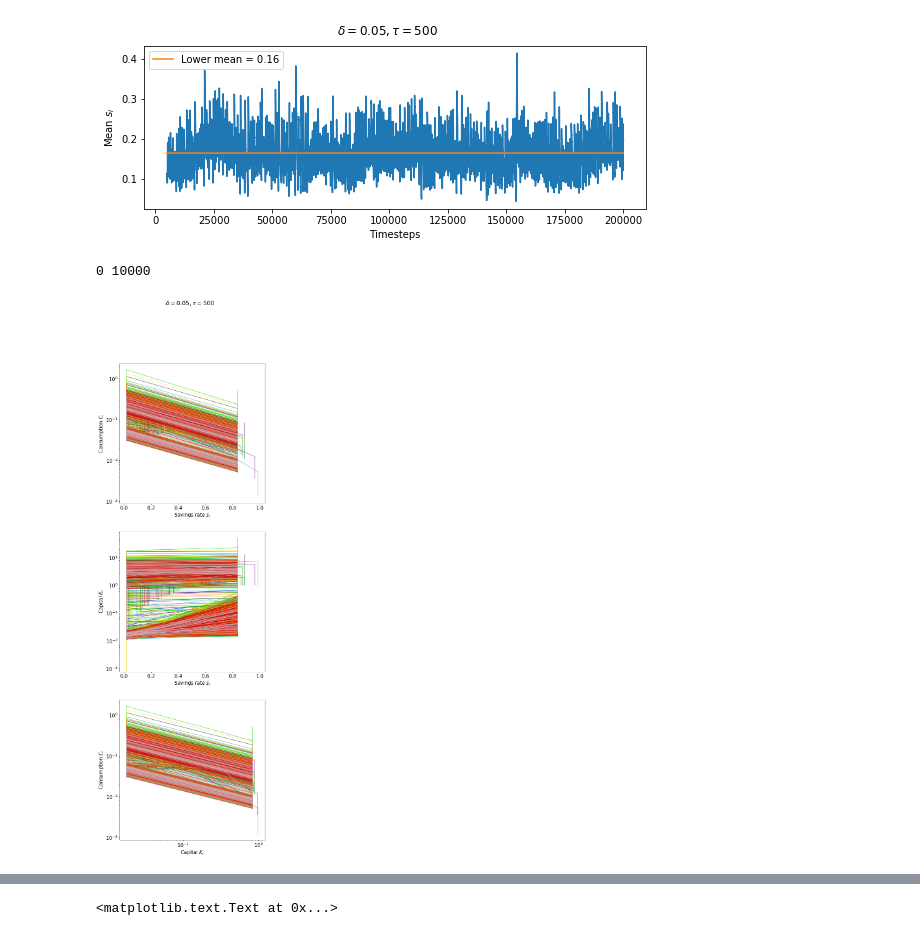
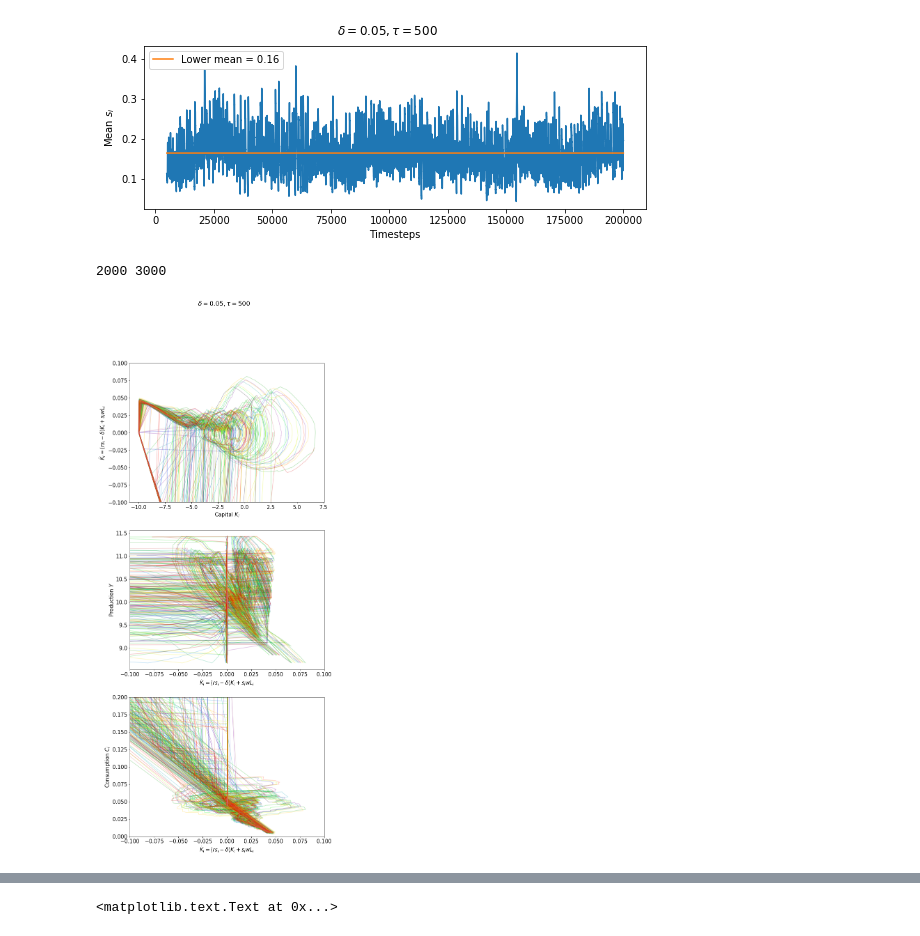
Before and after one commit to jakobkolb/pysave, a Jupyter notebook: pysave/model/Wippe.ipynb, the cells around one changed output, grey strips where cells are left out. Cells and saved outputs as stored; diff of their text form; code cells hidden in the pictures.

```diff
--- a/pysave/model/Wippe.ipynb
+++ b/pysave/model/Wippe.ipynb
@@ -41,7 +41,7 @@ plt.rc('font', size=15)
 fig, (ax1,ax2,ax3,ax4) = plt.subplots(4,figsize=(15,10))
 
 plt.suptitle(r'$\delta=%s, \tau=%s$'%(np.round(delta/100.,2),tau))
-start, stop = 0,10000#len(traj['r']) # 10000
+start, stop = 2000,3000#len(traj['r']) # 10000
 print start, stop
 Lim=0.05
 
@@ -60,7 +60,9 @@ for a,i in enumerate(range(N)):
     ax2.plot(traj.index[start:stop],K[start:stop,i],
              c=plt.cm.spectral(float(a+1) / N),alpha=0.55);
     ax2.set_ylabel(r'Capital $K_i$')
-    ax3.plot(traj.index[start:stop],C[start:stop,i],
+    #ax3.plot(traj.index[start:stop],C[start:stop,i],
+    ax3.plot(traj.index[start:stop], traj['r'].values[start:stop] * S[start:stop,i] - delta/100. +\
+              traj['wage'].values[start:stop] * L[i] * S[start:stop,i],
              c=plt.cm.spectral(float(a+1) / N),alpha=0.55);
     ax3.set_ylabel(r'Consumption $C_i$')
 ax1.legend()
@@ -96,5 +98,5 @@ ax5.set_ylabel('Interest rate')
 ax5.tick_params(axis='y', colors='g')
 ax4.tick_params(axis='y', colors='b')
 ax4.set_xlabel('timesteps')
-fig.savefig('delta_%s_start%s_stop%s_eps01_phi01.pdf'%(delta,start,stop))
+#fig.savefig('delta_%s_start%s_stop%s_eps01_phi01.pdf'%(delta,start,stop))
 # %% [output]
@@ -124,59 +127,71 @@ ax.set_xlabel('Timesteps')
 # %%
 # phaseplots of all individual dynamics
 plt.rc('font', size=15)
-fig, (ax1,ax2,ax3) = plt.subplots(3,1,figsize=(8,27))
+fig, (ax1,ax2,ax3) = plt.subplots(3,1,figsize=(10,25))
 #fig.subplots_adjust(wspace=1.2);
 
 
 plt.suptitle(r'$\delta=%s, \tau=%s$'%(np.round(delta/100.,2),tau))
-start, stop = 0,10000 # 1000,3000 # len(traj.index) - 250,len(traj.index)
+start, stop = 2000,3000 # 1000,3000 # len(traj.index) - 250,len(traj.index)
 print start, stop
 kidotzero = W[start:stop,:]/(((delta/100. )/S[start:stop,:]) -traj['r'].values[start:stop][:,None])
 kidotzero/=N
 kidotzero_low = kidotzero*(kidotzero<L)
 kidotzero_high = kidotzero*(kidotzero>=L)
 
-L=0.05
+Lim=0.05
 
+Nag=100
+for a,i in enumerate(range(Nag)):
+    kidot =  (traj['r'].values[start:stop] * S[start:stop,i] - delta/100.)*K[start:stop,i] +\
+              traj['wage'].values[start:stop] * L[i]* S[start:stop,i]
+    ax1.plot(K[start:stop,i] - 10,kidot,
+             c=plt.cm.spectral(float(a+1) / Nag), alpha=0.25);
+    ax1.set_ylabel(r'$\dot{K}_i=(rs_i -\delta)K_i +s_iwL_i$')
+    ax1.set_xlabel(r'Capital $K_i$')
 
-for a,i in enumerate(range(N)):
-    ax1.plot(S[start:stop,i], C[start:stop,i],
-             c=plt.cm.spectral(float(a+1) / N), alpha=0.55);
-    ax1.set_ylabel(r'Consumption $C_i$')
-    ax1.set_xlabel(r'Savings rate $s_i$')
+    ax2.plot( kidot,
+             traj['Y'].values[start:stop],
+             c=plt.cm.spectral(float(a+1) / Nag),alpha=0.25);
+    ax2.set_xlabel(r'$\dot{K}_i=(rs_i -\delta)K_i +s_iwL_i$')
+    ax2.set_ylabel(r'Production $Y$')
 
-    ax2.plot( S[start:stop,i],K[start:stop,i],
-             c=plt.cm.spectral(float(a+1) / N),alpha=0.55);
-    ax2.set_xlabel(r'Savings rate $s_i$')
-    ax2.set_ylabel(r'Capital $K_i$')
-
-    ax3.loglog(S[start:stop,i], C[start:stop,i],
-             c=plt.cm.spectral(float(a+1) / N), alpha=0.55);
+    ax3.plot(kidot,
+             C[start:stop,i],
+             c=plt.cm.spectral(float(a+1) / Nag),alpha=0.25);
+    ax3.set_xlabel(r'$\dot{K}_i=(rs_i -\delta)K_i +s_iwL_i$')
     ax3.set_ylabel(r'Consumption $C_i$')
-    ax3.set_xlabel(r'Capital $K_i$')
-ax1.set_yscale('log')
+ax1.set_ylim((-0.1,.1))
+ax2.set_xlim((-0.1,.1))
+ax3.set_xlim((-0.1,.1))
+ax3.set_ylim((0,0.2))
+#     ax3.loglog(S[start:stop,i], C[start:stop,i],
+#              c=plt.cm.spectral(float(a+1) / Nag), alpha=0.55);
+#     ax3.set_ylabel(r'Consumption $C_i$')
+#     ax3.set_xlabel(r'Capital $K_i$')
+#ax1.set_yscale('log')
 # ax2.plot(np.array(traj.index[start:stop])[np.nonzero(kidotzero_high)[0]],
 #     kidotzero_high[np.nonzero(kidotzero_high)],
 #     'kx',lw=3,label=r'$\dot{K}_i=0$');
 # ax2.plot(np.array(traj.index[start:stop])[np.nonzero(kidotzero_low)[0]],
 #     kidotzero_low[np.nonzero(kidotzero_low)],
 #     'kx',lw=3,label=r'$\dot{K}_i=0$');
-ax2.set_yscale('log')
+#ax2.set_yscale('log')
 # #ax1.plot(traj.index[start:stop],S[start:stop,:].mean(1),label='mean');
 # #ax1.legend();
 # #ax1.plot(traj.index[start:stop],S[start:stop,:].mean(1),label='mean');
-
+#ax1.set_xlim((-0.1,0.1))
 # from collections import OrderedDict
 # handles, labels = ax2.get_legend_handles_labels()
 # by_label = OrderedDict(zip(labels, handles))
 # ax2.legend(by_label.values(), by_label.keys(),loc='upper right',ncol=2)
 # #ax2.set_yscale('log')
 # ax2.set_ylim(0,9)
 
-#fig.savefig('delta_%s_start%s_stop%s_phases.pdf'%(delta,start,stop))
+fig.savefig('delta_%s_start%s_stop%s_trajectory_Ldist_tau500_phi01_eps01.pdf'%(delta,start,stop))
 # %% [output]
-0 10000
+2000 3000
-[figure, old version]
+[figure, new version]
 # %%
 plt.rc('font', size=15)
 
```
Also changed, not shown: parts of 8 cells of this notebook, 6 other files.
